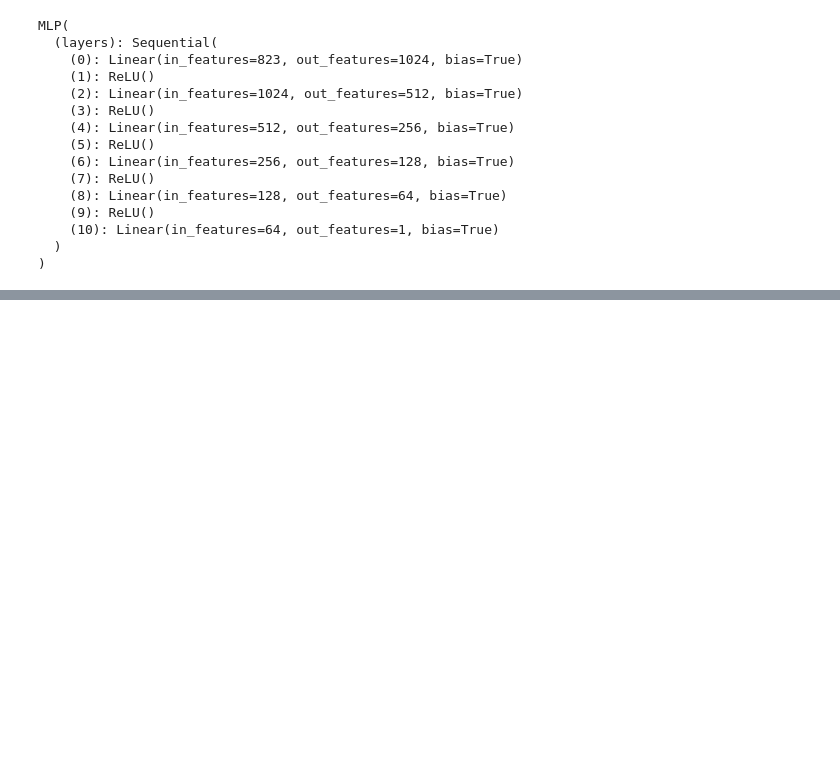
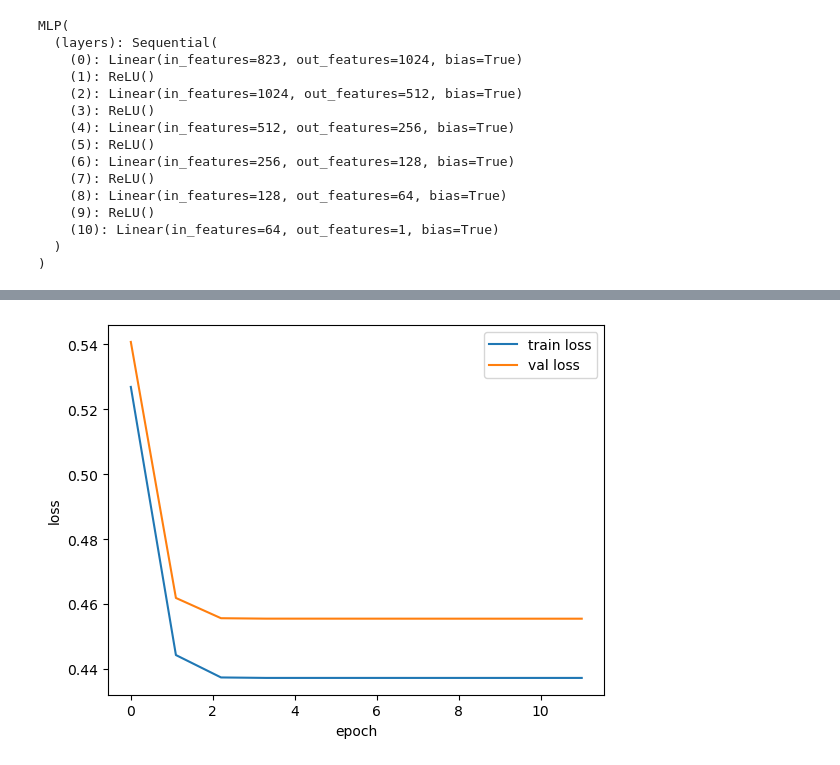
Before and after one commit to Cindyhui22/CS412_project, a Jupyter notebook: CS412_project.ipynb, the cells around one changed output, grey strips where cells are left out. Saved outputs shown, nothing was run; the diff lists cells and outputs as text; code cells hidden in the pictures; blank space fills up the shorter version.

```diff
--- a/CS412_project.ipynb
+++ b/CS412_project.ipynb
@@ -492,3 +535,14 @@ MLP(
+# %%
+# plotting outcomes
+epoch = torch.linspace(0,n_epochs+1,len(train_losses))
+plt.plot(epoch, train_losses)
+plt.plot(epoch, val_losses)
+plt.xlabel('epoch')
+plt.ylabel('loss')
+plt.legend(['train loss', 'val loss'],loc='upper right')
+plt.show()
+# %% [output]
+[figure, added]
 # %%
 # plotting outcomes
 epoch = torch.linspace(0,n_epochs+1,len(train_losses))
```
Also changed, not shown: parts of 6 cells of this notebook, 2 other files.
